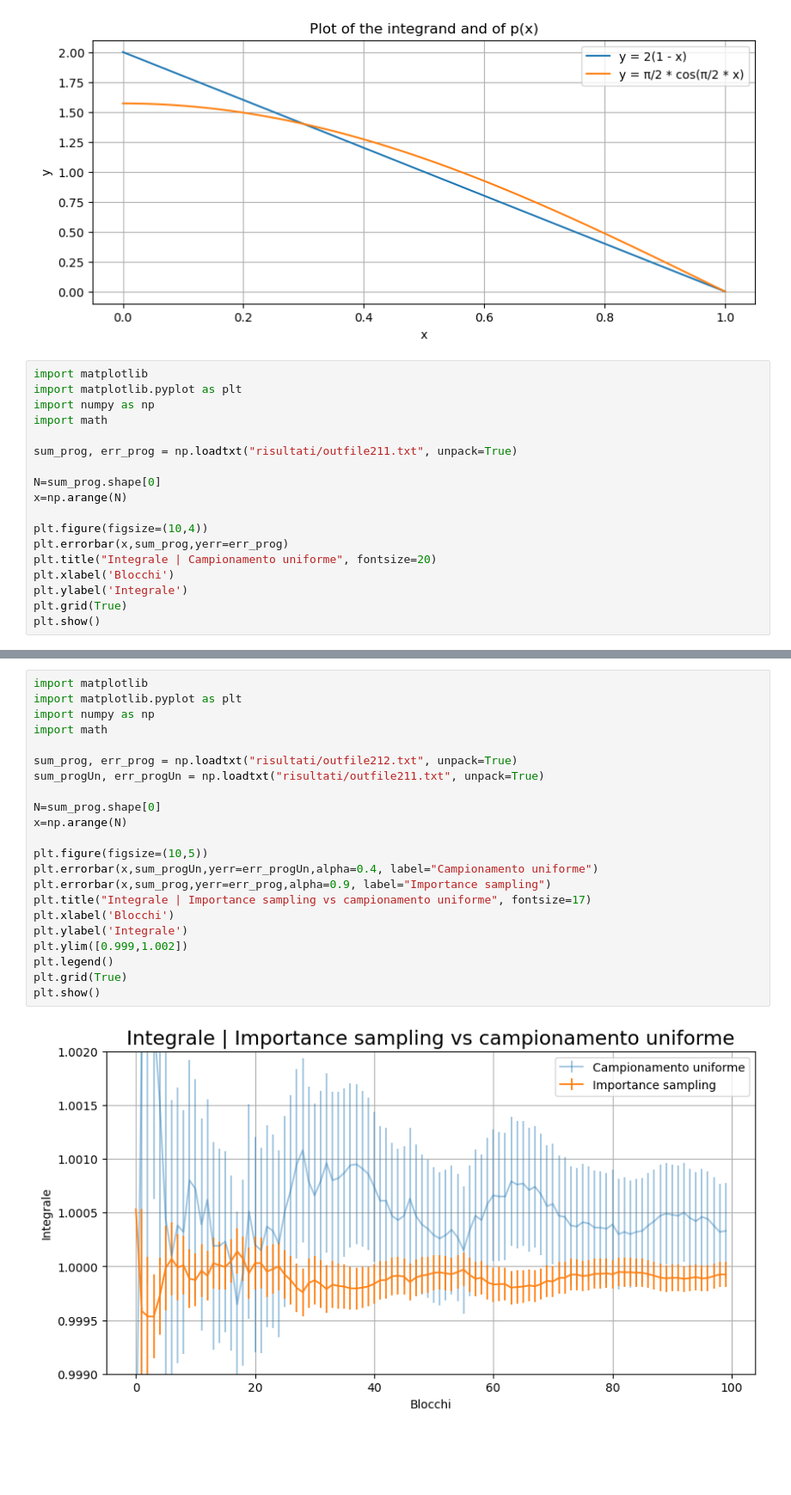
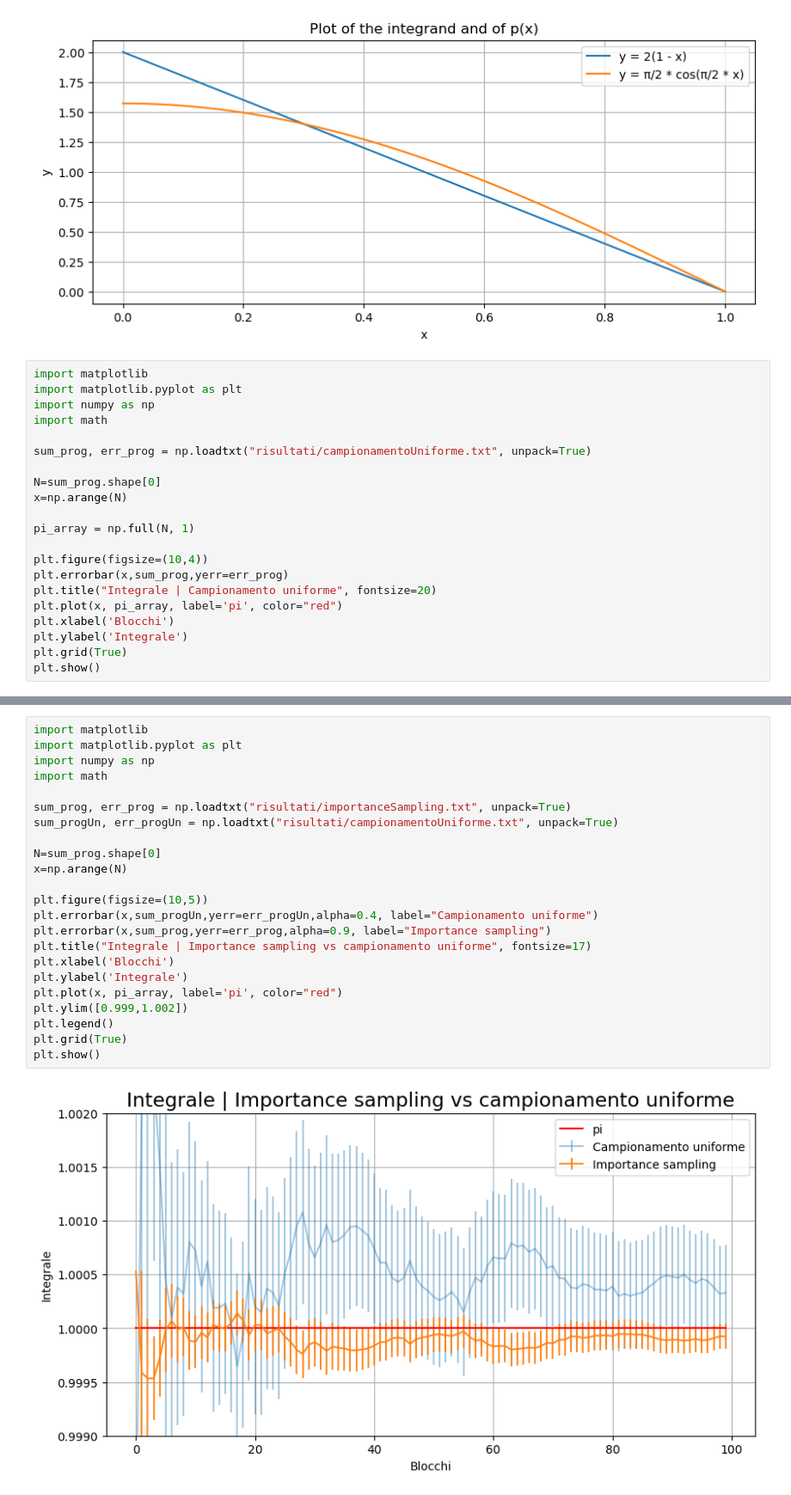
Before and after one commit to Daniele95/LSN, a Jupyter notebook: 2-randomwalk/esercitazione2.ipynb, the cells around one changed output, grey strips where cells are left out. Shown at 86% size. Cells and saved outputs as stored; diff of their text form; blank space fills up the shorter version.

```diff
--- a/2-randomwalk/esercitazione2.ipynb
+++ b/2-randomwalk/esercitazione2.ipynb
@@ -192,14 +41,17 @@ import matplotlib.pyplot as plt
 import numpy as np
 import math
 
-sum_prog, err_prog = np.loadtxt("risultati/outfile211.txt", unpack=True)
+sum_prog, err_prog = np.loadtxt("risultati/campionamentoUniforme.txt", unpack=True)
 
 N=sum_prog.shape[0]
 x=np.arange(N)
 
+pi_array = np.full(N, 1)
+
 plt.figure(figsize=(10,4))
 plt.errorbar(x,sum_prog,yerr=err_prog)
 plt.title("Integrale | Campionamento uniforme", fontsize=20)
+plt.plot(x, pi_array, label='pi', color="red")
 plt.xlabel('Blocchi')
 plt.ylabel('Integrale')
 plt.grid(True)
@@ -211,24 +61,25 @@ plt.show()
 # %%
 import matplotlib
 import matplotlib.pyplot as plt
 import numpy as np
 import math
 
-sum_prog, err_prog = np.loadtxt("risultati/outfile212.txt", unpack=True)
-sum_progUn, err_progUn = np.loadtxt("risultati/outfile211.txt", unpack=True)
+sum_prog, err_prog = np.loadtxt("risultati/importanceSampling.txt", unpack=True)
+sum_progUn, err_progUn = np.loadtxt("risultati/campionamentoUniforme.txt", unpack=True)
 
 N=sum_prog.shape[0]
 x=np.arange(N)
 
 plt.figure(figsize=(10,5))
 plt.errorbar(x,sum_progUn,yerr=err_progUn,alpha=0.4, label="Campionamento uniforme")
 plt.errorbar(x,sum_prog,yerr=err_prog,alpha=0.9, label="Importance sampling")
 plt.title("Integrale | Importance sampling vs campionamento uniforme", fontsize=17)
 plt.xlabel('Blocchi')
 plt.ylabel('Integrale')
+plt.plot(x, pi_array, label='pi', color="red")
 plt.ylim([0.999,1.002])
 plt.legend()
 plt.grid(True)
 plt.show()
 # %% [output]
-[figure, old version]
+[figure, new version]
```
Also changed, not shown: parts of 19 cells of this notebook, 18 other files.
